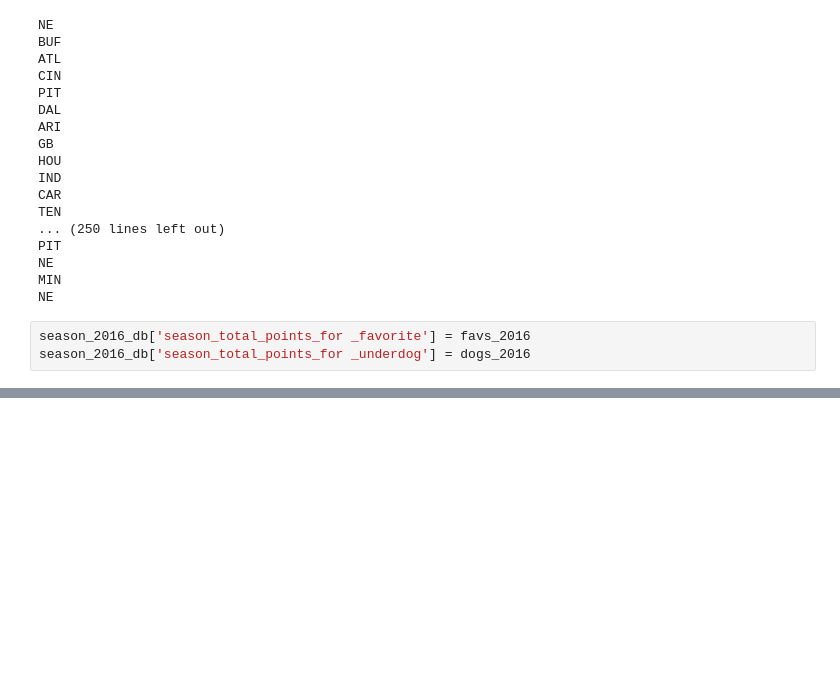
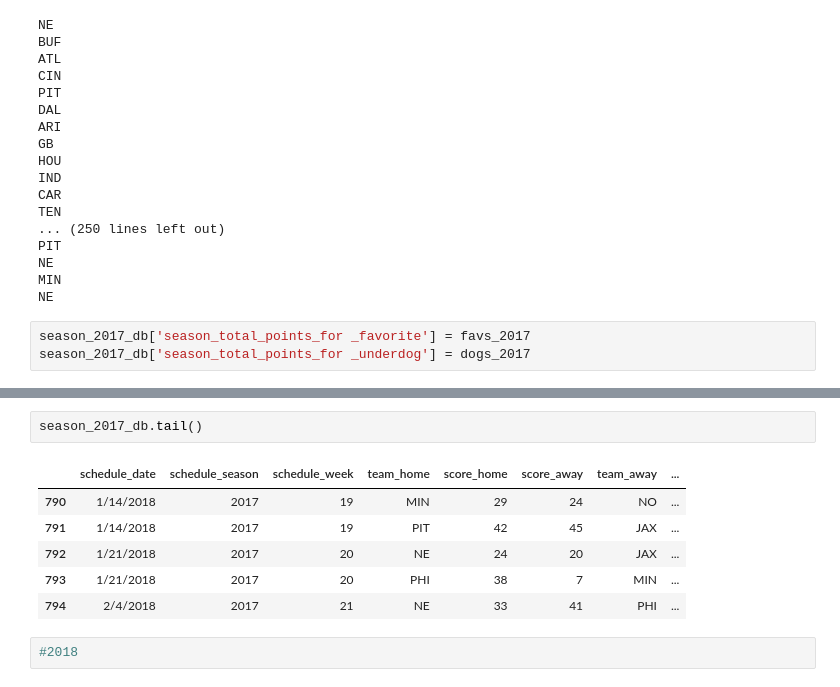
Before and after one commit to kmorehead33/Final_Project, a Jupyter notebook: python/Untitled.ipynb, the cells around one changed output, grey strips where cells are left out. Saved outputs shown, nothing was run; the diff lists cells and outputs as text; blank space fills up the shorter version.

```diff
--- a/python/Untitled.ipynb
+++ b/python/Untitled.ipynb
@@ -362,5 +366,5 @@ NE
 MIN
 NE
 # %%
-season_2016_db['season_total_points_for _favorite'] = favs_2016
-season_2016_db['season_total_points_for _underdog'] = dogs_2016
+season_2017_db['season_total_points_for _favorite'] = favs_2017
+season_2017_db['season_total_points_for _underdog'] = dogs_2017
@@ -366,0 +381,11 @@ season_2016_db['season_total_points_for _underdog'] = dogs_2016
+# %%
+season_2017_db.tail()
+# %% [output]
+|  | schedule_date | schedule_season | schedule_week | team_home | score_home | score_away | team_away | ... |
+| 790 | 1/14/2018 | 2017 | 19 | MIN | 29 | 24 | NO | ... |
+| 791 | 1/14/2018 | 2017 | 19 | PIT | 42 | 45 | JAX | ... |
+| 792 | 1/21/2018 | 2017 | 20 | NE | 24 | 20 | JAX | ... |
+| 793 | 1/21/2018 | 2017 | 20 | PHI | 38 | 7 | MIN | ... |
+| 794 | 2/4/2018 | 2017 | 21 | NE | 33 | 41 | PHI | ... |
+# %%
+#2018
```
Also changed, not shown: parts of 13 cells of this notebook, 1 other file.
